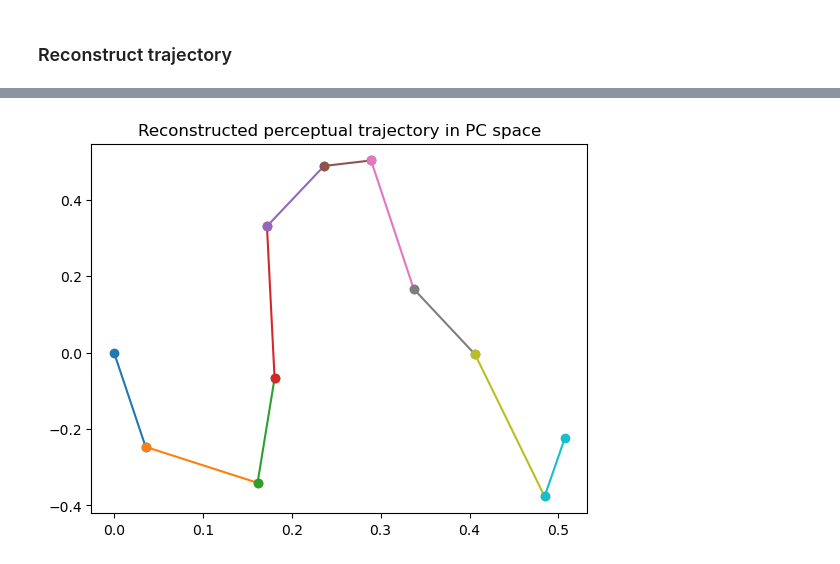
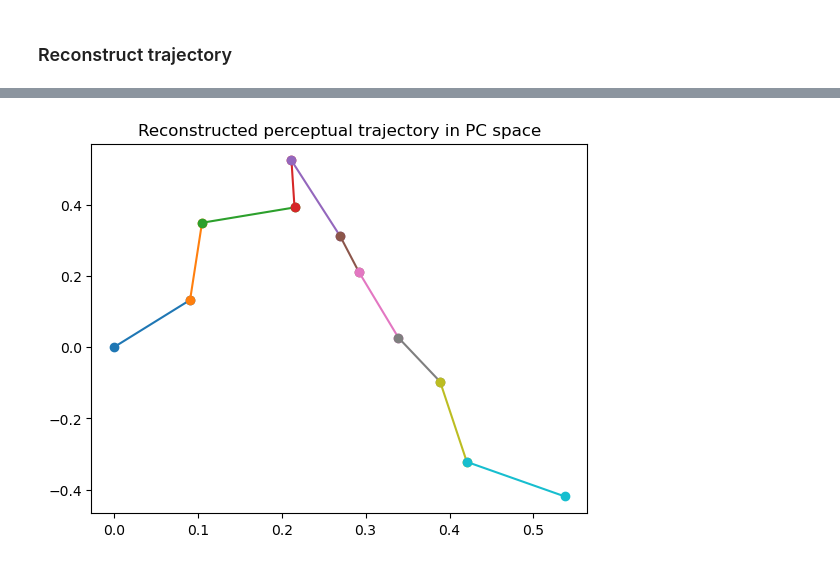
Before and after one commit to nguyen-td/perceptual-straightening, a Jupyter notebook: main.ipynb, the cells around one changed output, grey strips where cells are left out. Cells and saved outputs as stored; diff of their text form; code cells hidden in the pictures.

```diff
--- a/main.ipynb
+++ b/main.ipynb
@@ -24,7 +24,8 @@ data_path = "/Users/nguyentiendung/GitHub/perceptual-straightening/data/simulati
 ### Run inference
 # %%
 glob_curv = 90 * (np.pi / 180) # in rad
-model = ELBO(N, data_path, glob_curv)
+eps = 1e-6
+model = ELBO(N, data_path, eps, glob_curv)
 
 lr = 1e-4
 optimizer = torch.optim.SGD(model.parameters(), lr=lr)
@@ -228,16 +232,19 @@ plt.show()
 # %%
 # run PCA to reduce the dimensionality of the trajectory
-x = torch.squeeze(best_model.construct_trajectory(torch.mean(d_best, dim=0, keepdim=True),
-                               torch.mean(c_best, dim=0, keepdim=True),
-                               torch.mean(a_best, dim=0, keepdim=True)))
+# x = torch.squeeze(best_model.construct_trajectory(torch.mean(d_best, dim=0, keepdim=True),
+#                                torch.mean(c_best, dim=0, keepdim=True),
+#                                torch.mean(a_best, dim=0, keepdim=True)))
+x = torch.squeeze(model.construct_trajectory(torch.mean(d, dim=0, keepdim=True),
+                               torch.mean(c, dim=0, keepdim=True),
+                               torch.mean(a, dim=0, keepdim=True)))
 
 pc = run_pca(x.t().detach().numpy())
 for i in range(pc.shape[1]-1):
     plt.plot([pc[0, i], pc[0, i+1]], [pc[1, i], pc[1, i+1]], '-o')
 plt.title('Reconstructed perceptual trajectory in PC space')
 plt.show()
 # %% [output]
-[figure, old version]
+[figure, new version]
 # %%
 # visualize the perceptual trajectory for >= 3d (plotting first 3 dimensions)
 x_np = x.detach().numpy().T
```
Also changed, not shown: parts of 8 cells of this notebook, 4 other files.
